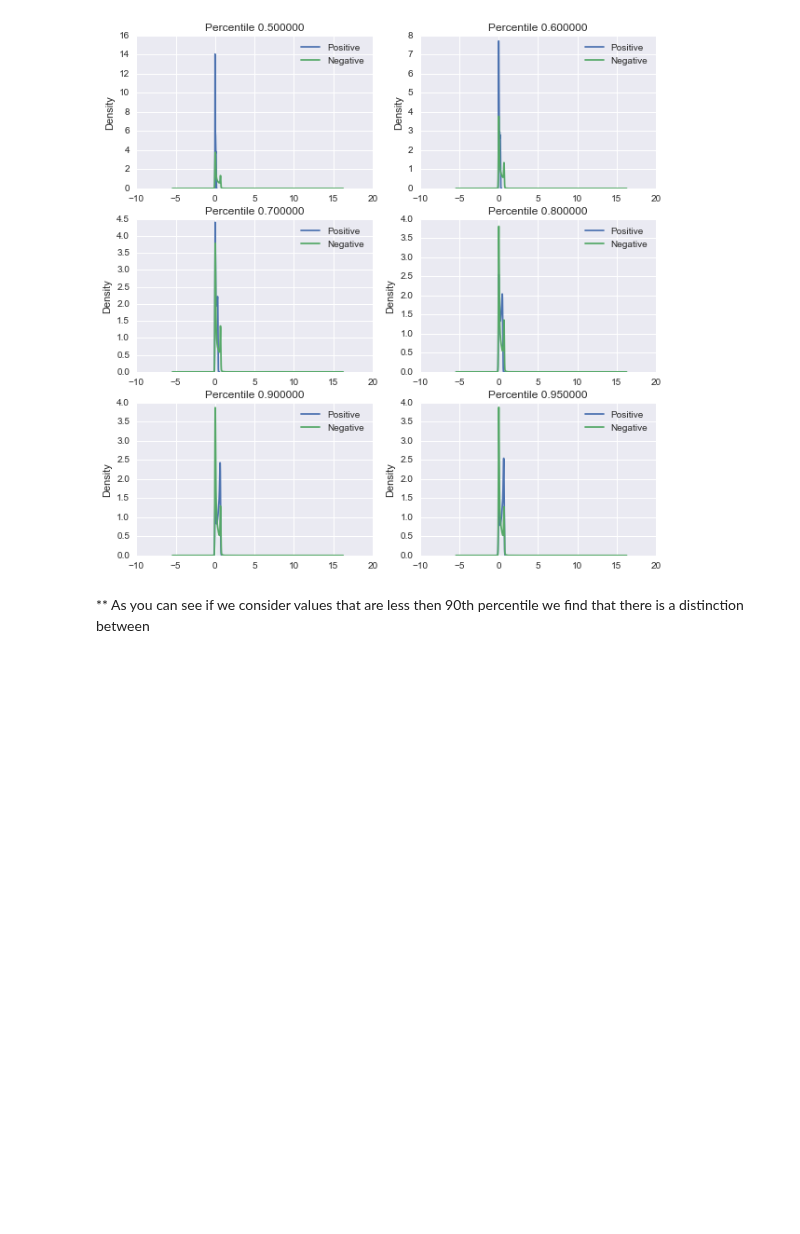
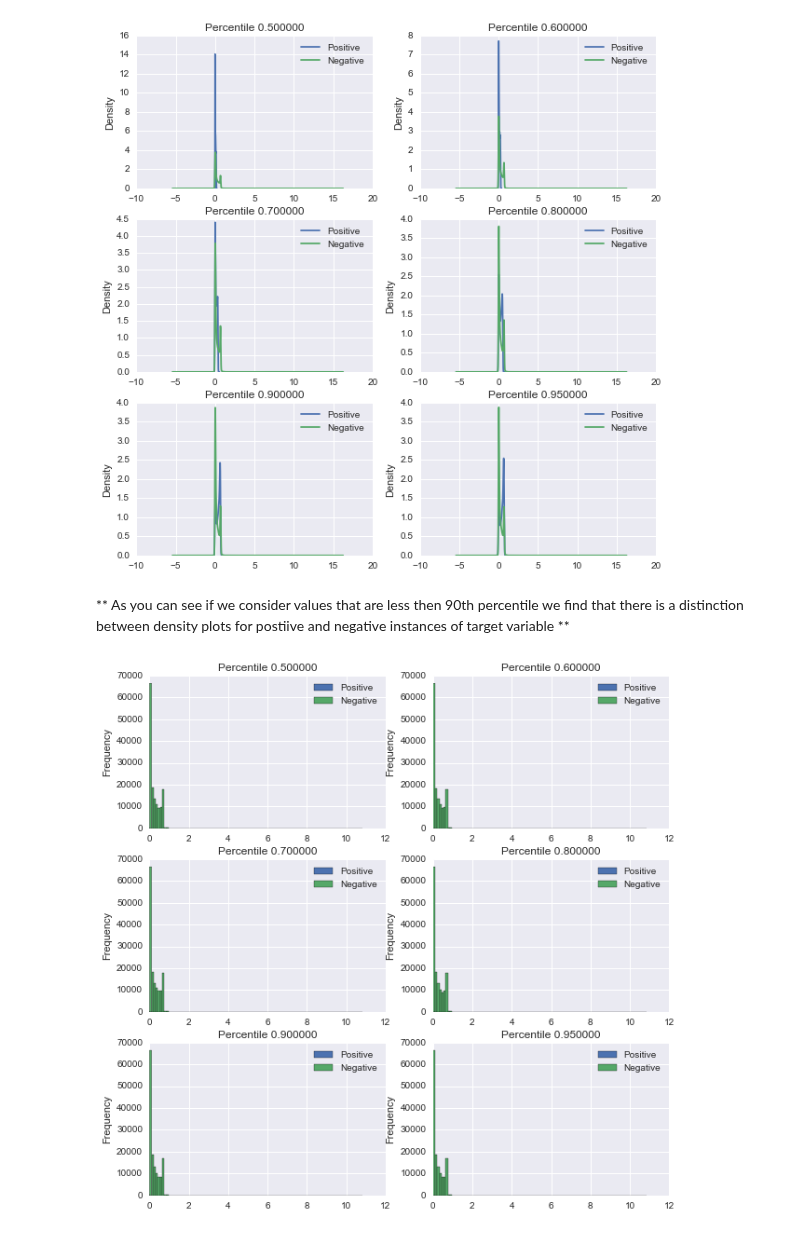
Before and after one commit to numb3r33/Applied-Data-Analysis, a Jupyter notebook: Give-Me-Credit/notebooks/Give-Me-Credit-Data-Cleaning.ipynb, the cells around one changed output. Saved outputs shown, nothing was run; the diff lists cells and outputs as text; code cells hidden in the pictures; blank space fills up the shorter version.

```diff
--- a/Give-Me-Credit/notebooks/Give-Me-Credit-Data-Cleaning.ipynb
+++ b/Give-Me-Credit/notebooks/Give-Me-Credit-Data-Cleaning.ipynb
@@ -117,4 +120,25 @@ for i in range(3):
 # %% [output]
 [figure]
 # %% [markdown]
-** As you can see if we consider values that are less then 90th percentile we find that there is a distinction between
+** As you can see if we consider values that are less then 90th percentile we find that there is a distinction between density plots for postiive and negative instances of target variable **
+# %%
+fig, axes = plt.subplots(nrows=3, ncols=2, figsize=(10, 10))
+percentiles = [0.5, 0.6, 0.7, 0.8, 0.9, 0.95]
+
+index = 0
+for i in range(3):
+    for j in range(2):
+        ax = axes[i][j]
+        percentile = percentiles[index]
+        index += 1
+
+        mask = percentile_based_mask(percentile)
+
+        ax.set_title('Percentile %f'%(percentile))
+
+        train[mask].RevolvingUtilizationOfUnsecuredLines.map(np.log1p).plot(kind='hist', bins=100, label='Positive', ax=ax)
+        train[~mask].RevolvingUtilizationOfUnsecuredLines.map(np.log1p).plot(kind='hist', bins=100, label='Negative', ax=ax)
+
+        ax.legend(loc='best');
+# %% [output]
+[figure, added]
```
Also changed, not shown: parts of 3 cells of this notebook.
